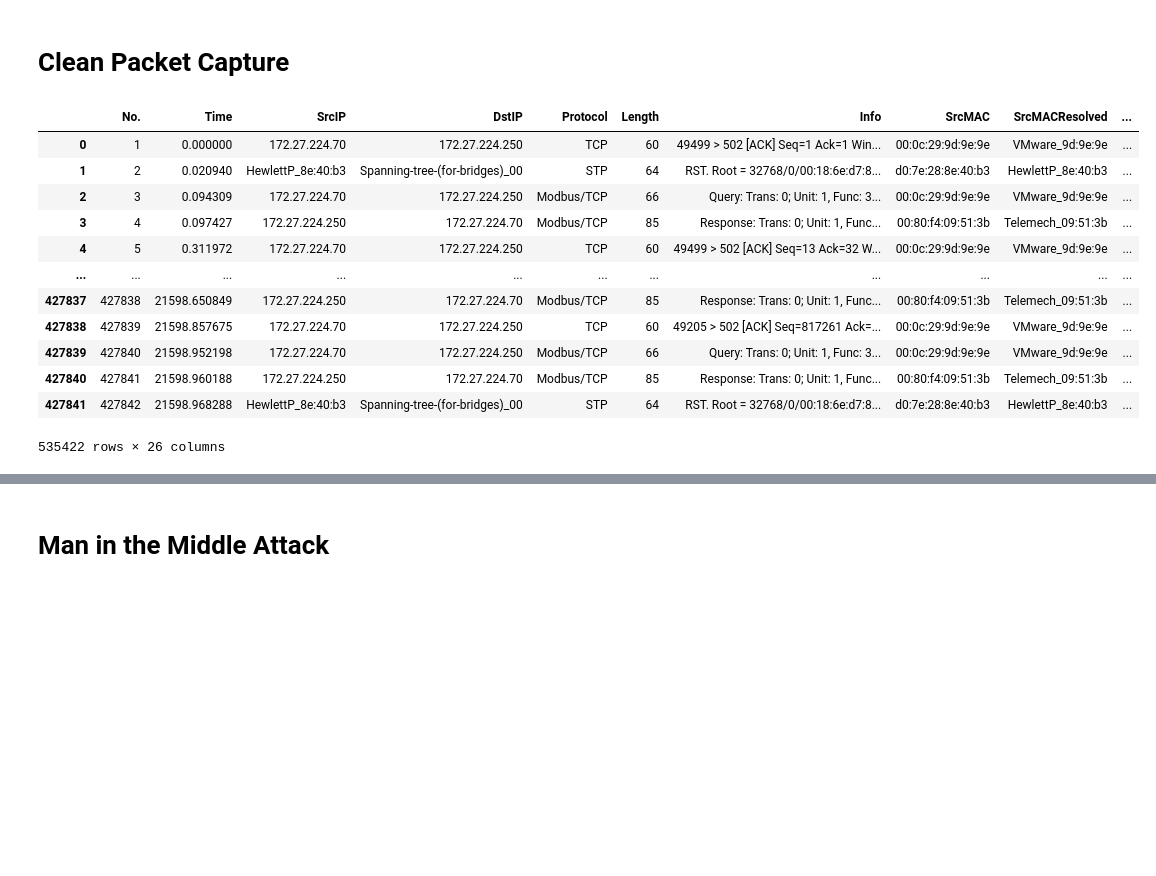
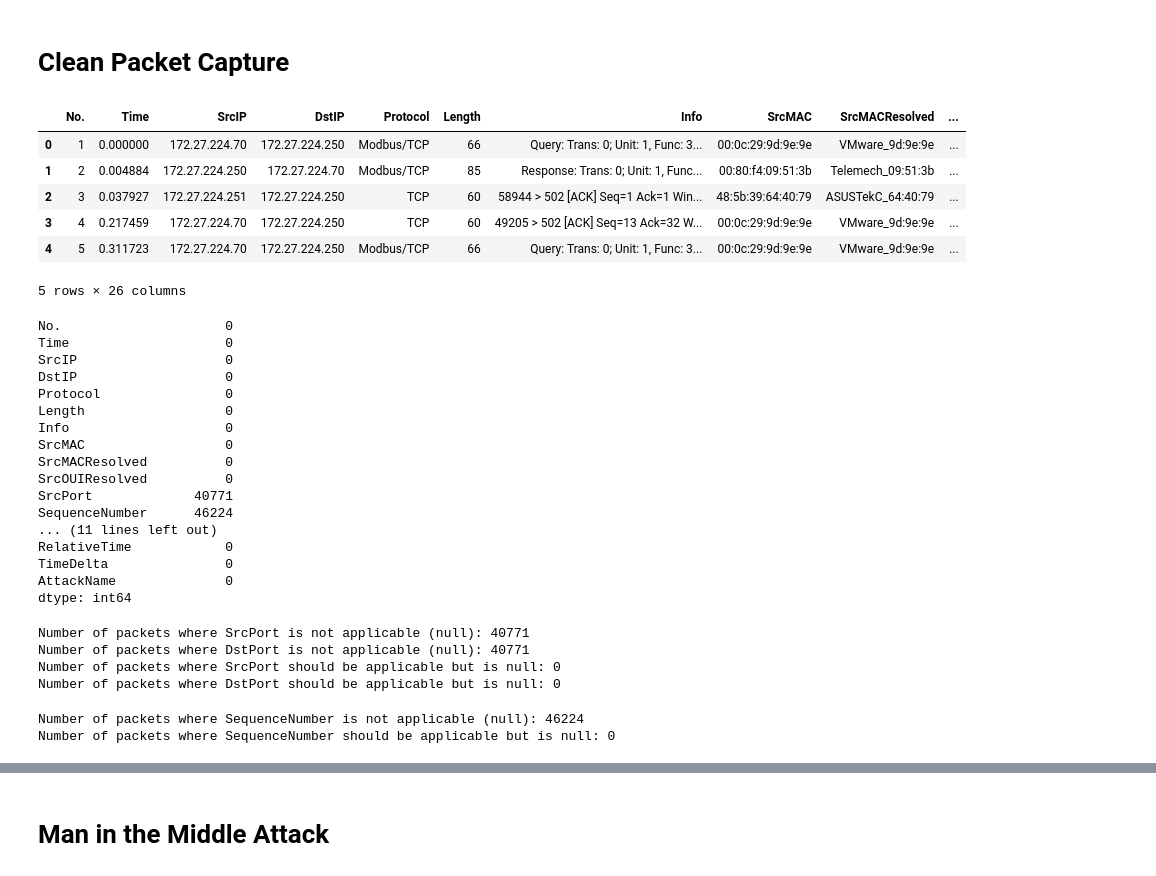
Before and after one commit to Amani-blip/Modbus-Protocol-Attacks, a Jupyter notebook: DimensionalModel.ipynb, the cells around one changed output, grey strips where cells are left out. Saved outputs shown, nothing was run; the diff lists cells and outputs as text; code cells hidden in the pictures; blank space fills up the shorter version.

Commit message:
Cleaning and transforming data

```diff
--- a/DimensionalModel.ipynb
+++ b/DimensionalModel.ipynb
@@ -6,28 +6,76 @@ import glob
 # %%
 # List of all csv in a dir
 csv_files = glob.glob('captures1_v2/clean/*.csv')
 
-combined_df = pd.DataFrame()
+clean_df = pd.DataFrame()
 
 # append to combined dataframe
 for csv_file in csv_files:
     df = pd.read_csv(csv_file)
-    combined_df = pd.concat([combined_df, df])
+    clean_df = pd.concat([clean_df, df])
 
-combined_df['AttackName'] = 'Clean'
+clean_df['AttackName'] = 'Clean'
 
-combined_df.head()
+clean_df.head()
 # %% [output]
 |  | No. | Time | SrcIP | DstIP | Protocol | Length | Info | SrcMAC | SrcMACResolved | ... |
-| 0 | 1 | 0.000000 | 172.27.224.70 | 172.27.224.250 | TCP | 60 | 49499 > 502 [ACK] Seq=1 Ack=1 Win... | 00:0c:29:9d:9e:9e | VMware_9d:9e:9e | ... |
-| 1 | 2 | 0.020940 | HewlettP_8e:40:b3 | Spanning-tree-(for-bridges)_00 | STP | 64 | RST. Root = 32768/0/00:18:6e:d7:8... | d0:7e:28:8e:40:b3 | HewlettP_8e:40:b3 | ... |
-| 2 | 3 | 0.094309 | 172.27.224.70 | 172.27.224.250 | Modbus/TCP | 66 | Query: Trans: 0; Unit: 1, Func: 3... | 00:0c:29:9d:9e:9e | VMware_9d:9e:9e | ... |
-| 3 | 4 | 0.097427 | 172.27.224.250 | 172.27.224.70 | Modbus/TCP | 85 | Response: Trans: 0; Unit: 1, Func... | 00:80:f4:09:51:3b | Telemech_09:51:3b | ... |
-| 4 | 5 | 0.311972 | 172.27.224.70 | 172.27.224.250 | TCP | 60 | 49499 > 502 [ACK] Seq=13 Ack=32 W... | 00:0c:29:9d:9e:9e | VMware_9d:9e:9e | ... |
-| ... | ... | ... | ... | ... | ... | ... | ... | ... | ... | ... |
-| 427837 | 427838 | 21598.650849 | 172.27.224.250 | 172.27.224.70 | Modbus/TCP | 85 | Response: Trans: 0; Unit: 1, Func... | 00:80:f4:09:51:3b | Telemech_09:51:3b | ... |
-| 427838 | 427839 | 21598.857675 | 172.27.224.70 | 172.27.224.250 | TCP | 60 | 49205 > 502 [ACK] Seq=817261 Ack=... | 00:0c:29:9d:9e:9e | VMware_9d:9e:9e | ... |
-| 427839 | 427840 | 21598.952198 | 172.27.224.70 | 172.27.224.250 | Modbus/TCP | 66 | Query: Trans: 0; Unit: 1, Func: 3... | 00:0c:29:9d:9e:9e | VMware_9d:9e:9e | ... |
-| 427840 | 427841 | 21598.960188 | 172.27.224.250 | 172.27.224.70 | Modbus/TCP | 85 | Response: Trans: 0; Unit: 1, Func... | 00:80:f4:09:51:3b | Telemech_09:51:3b | ... |
-| 427841 | 427842 | 21598.968288 | HewlettP_8e:40:b3 | Spanning-tree-(for-bridges)_00 | STP | 64 | RST. Root = 32768/0/00:18:6e:d7:8... | d0:7e:28:8e:40:b3 | HewlettP_8e:40:b3 | ... |
+| 0 | 1 | 0.000000 | 172.27.224.70 | 172.27.224.250 | Modbus/TCP | 66 | Query: Trans: 0; Unit: 1, Func: 3... | 00:0c:29:9d:9e:9e | VMware_9d:9e:9e | ... |
+| 1 | 2 | 0.004884 | 172.27.224.250 | 172.27.224.70 | Modbus/TCP | 85 | Response: Trans: 0; Unit: 1, Func... | 00:80:f4:09:51:3b | Telemech_09:51:3b | ... |
+| 2 | 3 | 0.037927 | 172.27.224.251 | 172.27.224.250 | TCP | 60 | 58944 > 502 [ACK] Seq=1 Ack=1 Win... | 48:5b:39:64:40:79 | ASUSTekC_64:40:79 | ... |
+| 3 | 4 | 0.217459 | 172.27.224.70 | 172.27.224.250 | TCP | 60 | 49205 > 502 [ACK] Seq=13 Ack=32 W... | 00:0c:29:9d:9e:9e | VMware_9d:9e:9e | ... |
+| 4 | 5 | 0.311723 | 172.27.224.70 | 172.27.224.250 | Modbus/TCP | 66 | Query: Trans: 0; Unit: 1, Func: 3... | 00:0c:29:9d:9e:9e | VMware_9d:9e:9e | ... |
-535422 rows × 26 columns
+5 rows × 26 columns
+# %%
+# Check for missing values
+missing_values = clean_df.isnull().sum()
+print(missing_values)
+# %% [output]
+No.                     0
+Time                    0
+SrcIP                   0
+DstIP                   0
+Protocol                0
+Length                  0
+Info                    0
+SrcMAC                  0
+SrcMACResolved          0
+SrcOUIResolved          0
+SrcPort             40771
+SequenceNumber      46224
+... (11 lines left out)
+RelativeTime            0
+TimeDelta               0
+AttackName              0
+dtype: int64
+# %%
+# Count the number of packets where SrcPort is not applicable (null)
+srcport_not_applicable = clean_df['SrcPort'].isnull().sum()
+print(f"Number of packets where SrcPort is not applicable (null): {srcport_not_applicable}")
+
+# Count the number of packets where DstPort is not applicable (null)
+dstport_not_applicable = clean_df['DstPort'].isnull().sum()
+print(f"Number of packets where DstPort is not applicable (null): {dstport_not_applicable}")
+
+# Count the number of packets where SrcPort should be applicable but is null
+srcport_missing = mitm_df[(mitm_df['Protocol'] == 'TCP') | (mitm_df['Protocol'] == 'UDP')]['SrcPort'].isnull().sum()
+print(f"Number of packets where SrcPort should be applicable but is null: {srcport_missing}")
+
+# Count the number of packets where DstPort should be applicable but is null
+dstport_missing = clean_df[(clean_df['Protocol'] == 'TCP') | (clean_df['Protocol'] == 'UDP')]['DstPort'].isnull().sum()
+print(f"Number of packets where DstPort should be applicable but is null: {dstport_missing}")
+# %% [output]
+Number of packets where SrcPort is not applicable (null): 40771
+Number of packets where DstPort is not applicable (null): 40771
+Number of packets where SrcPort should be applicable but is null: 0
+Number of packets where DstPort should be applicable but is null: 0
+# %%
+# Count the number of packets where SequenceNumber is not applicable (null)
+seqnum_not_applicable = clean_df['SequenceNumber'].isnull().sum()
+print(f"Number of packets where SequenceNumber is not applicable (null): {seqnum_not_applicable}")
+
+# Count the number of packets where SequenceNumber should be applicable but is null
+seqnum_missing = clean_df[(clean_df['Protocol'] == 'TCP')]['SequenceNumber'].isnull().sum()
+print(f"Number of packets where SequenceNumber should be applicable but is null: {seqnum_missing}")
+# %% [output]
+Number of packets where SequenceNumber is not applicable (null): 46224
+Number of packets where SequenceNumber should be applicable but is null: 0
```
Also changed, not shown: parts of 33 cells of this notebook.
